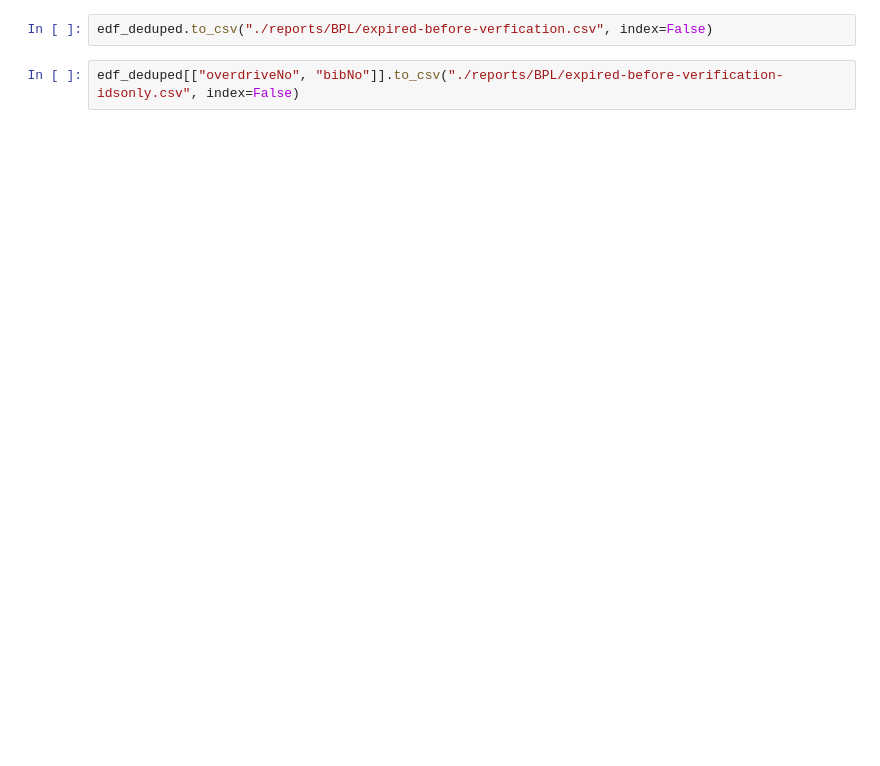
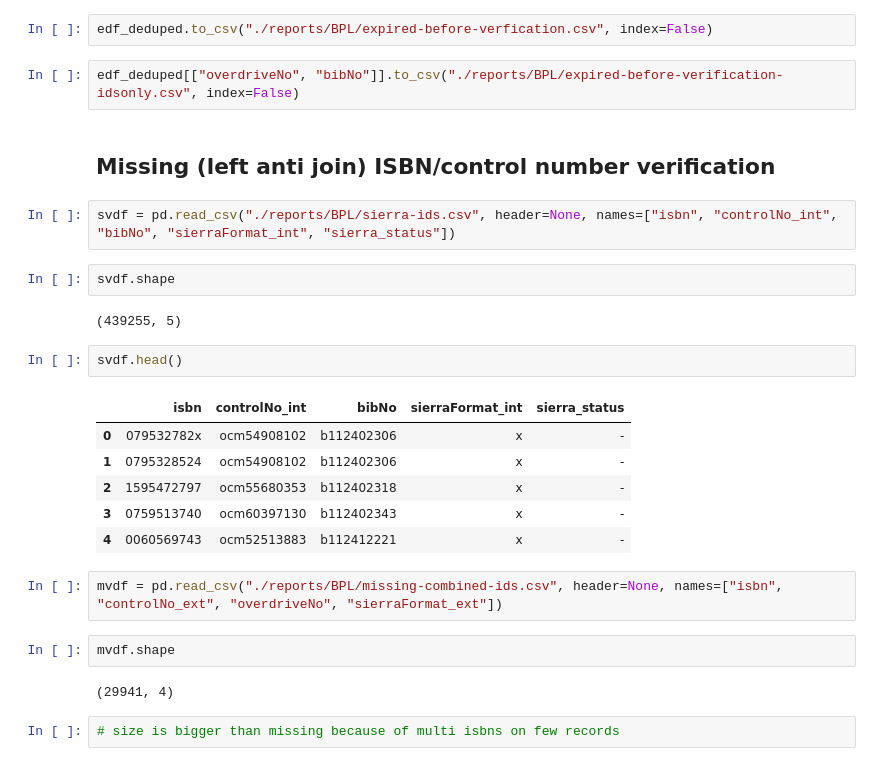
Before and after one commit to BookOps-CAT/Overdrive-MarcExpress, a Jupyter notebook: src/bpl-overdrive.ipynb, the cells around one changed output. Saved outputs shown, nothing was run; the diff lists cells and outputs as text; blank space fills up the shorter version.

```diff
--- a/src/bpl-overdrive.ipynb
+++ b/src/bpl-overdrive.ipynb
@@ -272,3 +281,28 @@ edf_deduped.shape
 edf_deduped.to_csv("./reports/BPL/expired-before-verfication.csv", index=False)
 # %%
 edf_deduped[["overdriveNo", "bibNo"]].to_csv("./reports/BPL/expired-before-verification-idsonly.csv", index=False)
+# %% [markdown]
+## Missing (left anti join) ISBN/control number verification
+# %%
+svdf = pd.read_csv("./reports/BPL/sierra-ids.csv", header=None, names=["isbn", "controlNo_int", "bibNo", "sierraFormat_int", "sierra_status"])
+# %%
+svdf.shape
+# %% [output]
+(439255, 5)
+# %%
+svdf.head()
+# %% [output]
+|  | isbn | controlNo_int | bibNo | sierraFormat_int | sierra_status |
+| 0 | 079532782x | ocm54908102 | b112402306 | x | - |
+| 1 | 0795328524 | ocm54908102 | b112402306 | x | - |
+| 2 | 1595472797 | ocm55680353 | b112402318 | x | - |
+| 3 | 0759513740 | ocm60397130 | b112402343 | x | - |
+| 4 | 0060569743 | ocm52513883 | b112412221 | x | - |
+# %%
+mvdf = pd.read_csv("./reports/BPL/missing-combined-ids.csv", header=None, names=["isbn", "controlNo_ext", "overdriveNo", "sierraFormat_ext"])
+# %%
+mvdf.shape
+# %% [output]
+(29941, 4)
+# %%
+# size is bigger than missing because of multi isbns on few records
```
Also changed, not shown: parts of 25 cells of this notebook, 8 other files.
